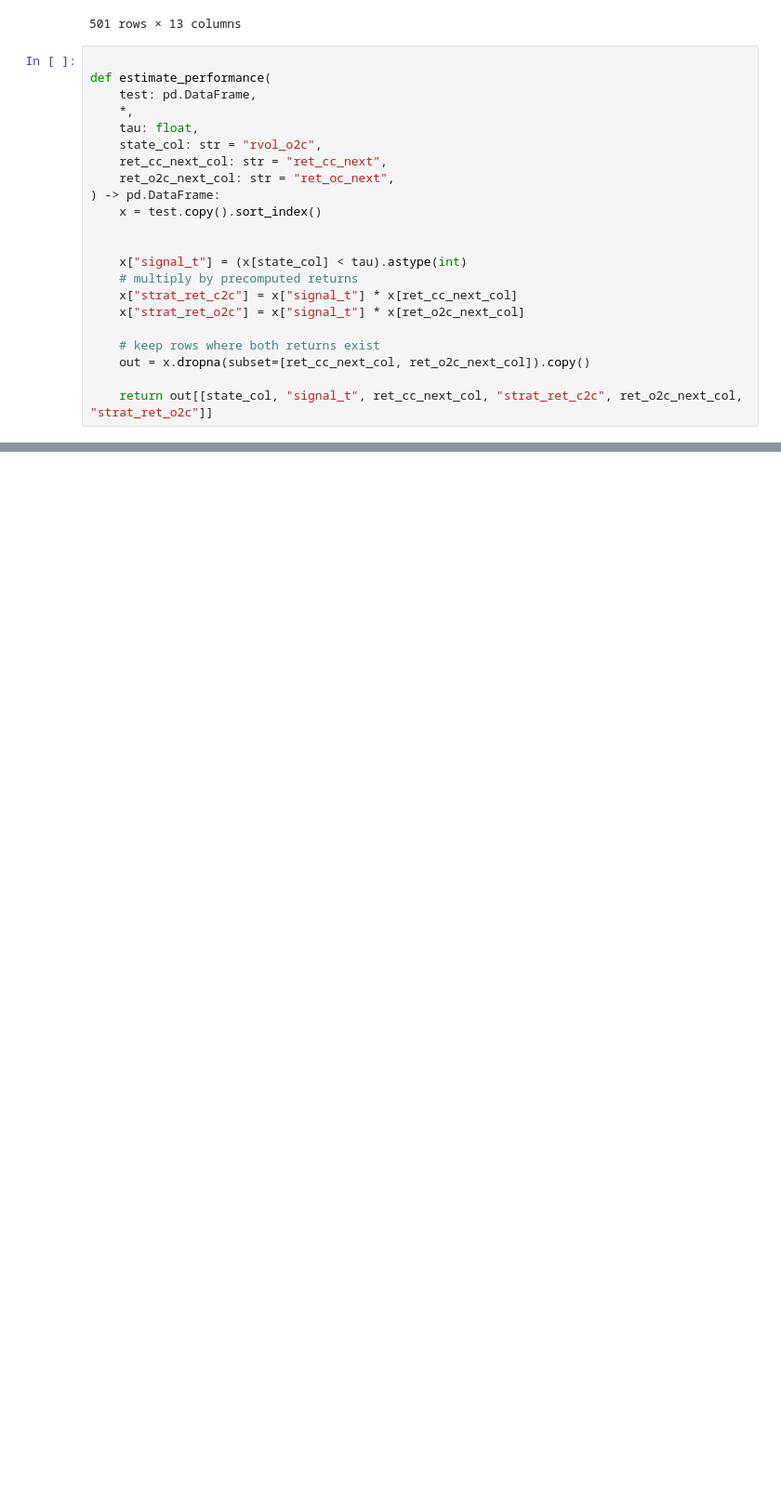
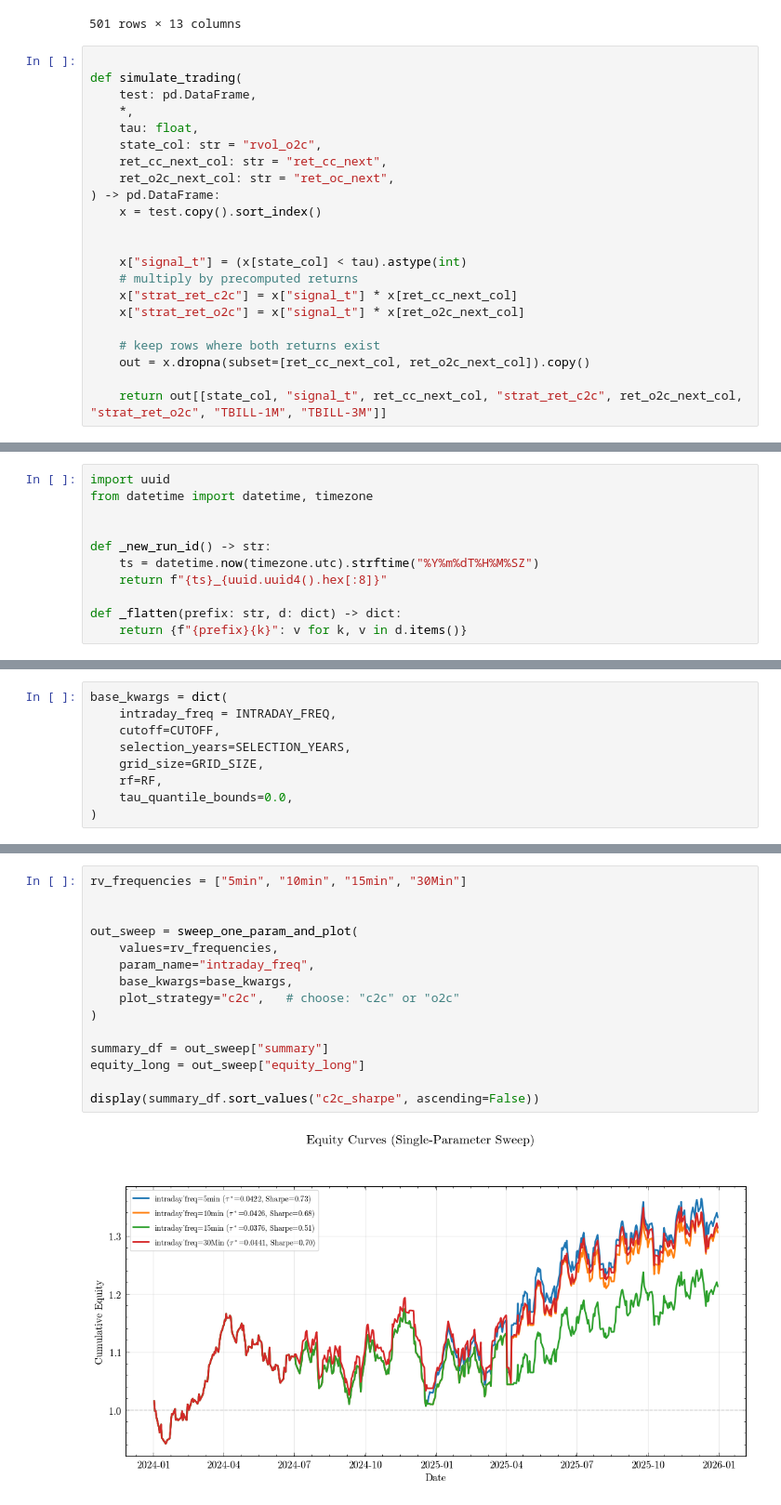
Before and after one commit to jackyeung99/proj_quant_trading, a Jupyter notebook: notebooks/experiment_tau_sensitivity.ipynb, the cells around one changed output, grey strips where cells are left out. Shown at 93% size. Drawn from its saved outputs; the diff is of its cells as text; blank space fills up the shorter version.

```diff
--- a/notebooks/experiment_tau_sensitivity.ipynb
+++ b/notebooks/experiment_tau_sensitivity.ipynb
@@ -568,7 +579,7 @@ Test
 501 rows × 13 columns
 # %%
 
-def estimate_performance(
+def simulate_trading(
     test: pd.DataFrame,
     *,
     tau: float,
@@ -587,5 +598,5 @@ def estimate_performance(
     # keep rows where both returns exist
     out = x.dropna(subset=[ret_cc_next_col, ret_o2c_next_col]).copy()
 
-    return out[[state_col, "signal_t", ret_cc_next_col, "strat_ret_c2c", ret_o2c_next_col, "strat_ret_o2c"]]
+    return out[[state_col, "signal_t", ret_cc_next_col, "strat_ret_c2c", ret_o2c_next_col, "strat_ret_o2c", "TBILL-1M", "TBILL-3M"]]
 # %%
@@ -651,0 +766,11 @@ plt.show()
+# %%
+import uuid
+from datetime import datetime, timezone
+
+
+def _new_run_id() -> str:
+    ts = datetime.now(timezone.utc).strftime("%Y%m%dT%H%M%SZ")
+    return f"{ts}_{uuid.uuid4().hex[:8]}"
+
+def _flatten(prefix: str, d: dict) -> dict:
+    return {f"{prefix}{k}": v for k, v in d.items()}
@@ -651,0 +948,9 @@ plt.show()
+# %%
+base_kwargs = dict(
+    intraday_freq = INTRADAY_FREQ,
+    cutoff=CUTOFF,
+    selection_years=SELECTION_YEARS,
+    grid_size=GRID_SIZE,
+    rf=RF,
+    tau_quantile_bounds=0.0,
+)
@@ -651,0 +959,17 @@ plt.show()
+# %%
+rv_frequencies = ["5min", "10min", "15min", "30Min"]
+
+
+out_sweep = sweep_one_param_and_plot(
+    values=rv_frequencies,
+    param_name="intraday_freq",
+    base_kwargs=base_kwargs,
+    plot_strategy="c2c",   # choose: "c2c" or "o2c"
+)
+
+summary_df = out_sweep["summary"]
+equity_long = out_sweep["equity_long"]
+
+display(summary_df.sort_values("c2c_sharpe", ascending=False))
+# %% [output]
+[figure, added]
```
Also changed, not shown: parts of 40 cells of this notebook.
